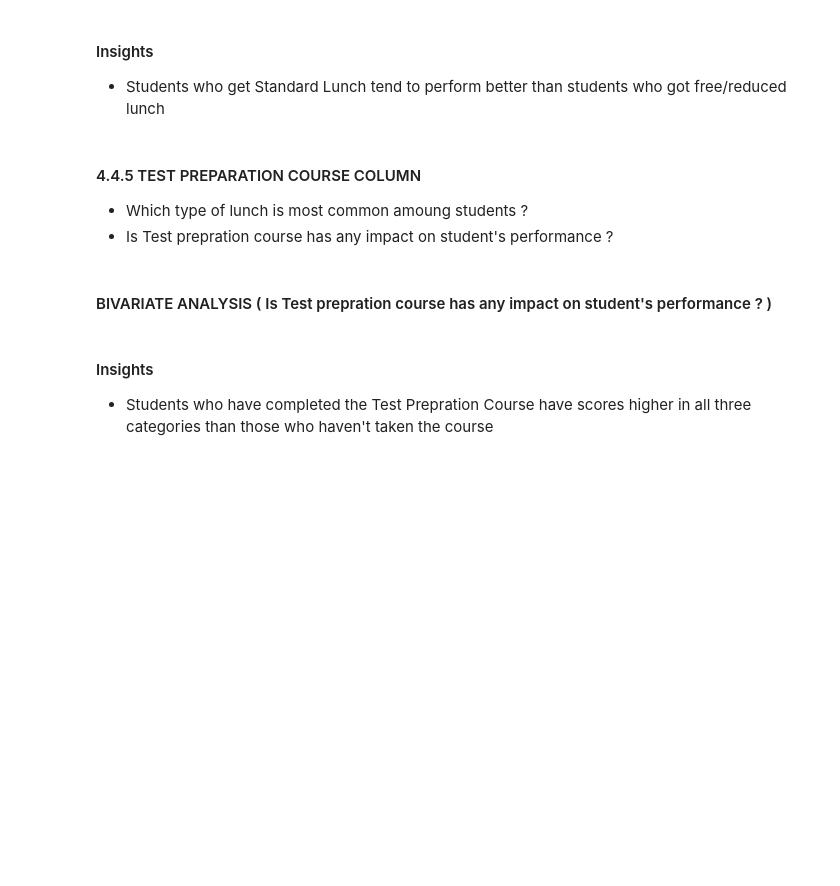
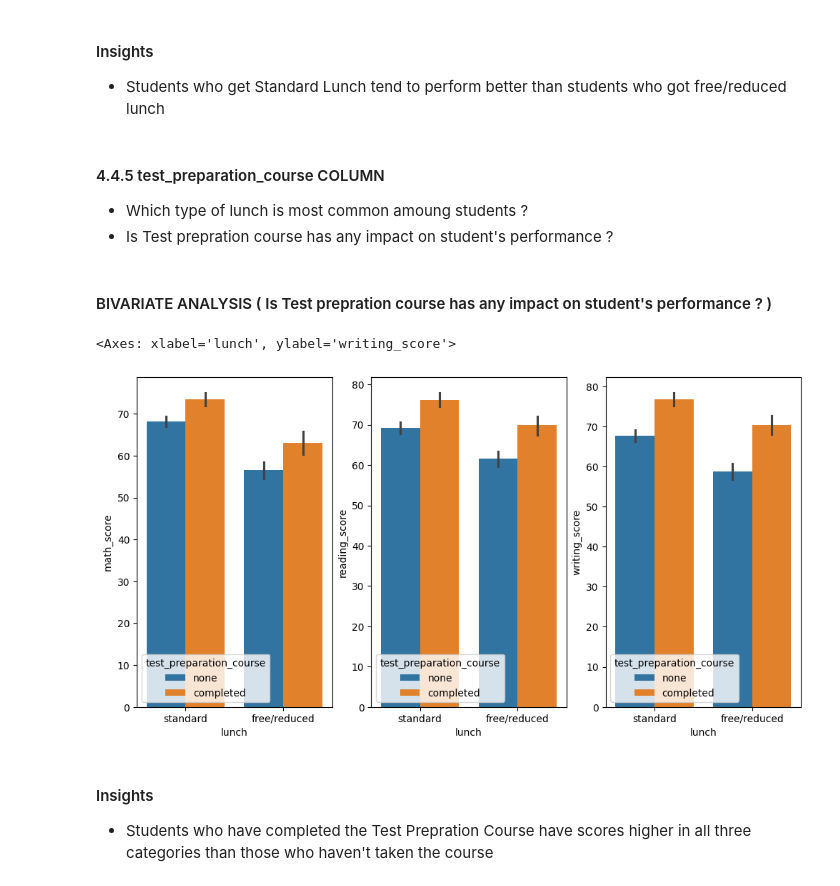
Before and after one commit to Shivam9701/ml-e2e-project, a Jupyter notebook: notebooks/data_EDA.ipynb, the cells around one changed output. Drawn from its saved outputs; the diff is of its cells as text; code cells hidden in the pictures; blank space fills up the shorter version.

```diff
--- a/notebooks/data_EDA.ipynb
+++ b/notebooks/data_EDA.ipynb
@@ -642,7 +648,7 @@ for container in ax[1].containers:
 
 - Students who get Standard Lunch tend to perform better than students who got free/reduced lunch
 # %% [markdown]
-#### 4.4.5 TEST PREPARATION COURSE COLUMN
+#### 4.4.5 test_preparation_course COLUMN
 
 - Which type of lunch is most common amoung students ?
 - Is Test prepration course has any impact on student's performance ?
@@ -650,12 +656,15 @@ for container in ax[1].containers:
 #### BIVARIATE ANALYSIS ( Is Test prepration course has any impact on student's performance ? )
 # %%
 plt.figure(figsize=(12, 6))
-plt.subplot(2, 2, 1)
-sns.barplot(x=df["lunch"], y=df["math score"], hue=df["test preparation course"])
-plt.subplot(2, 2, 2)
-sns.barplot(x=df["lunch"], y=df["reading score"], hue=df["test preparation course"])
-plt.subplot(2, 2, 3)
-sns.barplot(x=df["lunch"], y=df["writing score"], hue=df["test preparation course"])
+plt.subplot(1, 3, 1)
+sns.barplot(x=df["lunch"], y=df["math_score"], hue=df["test_preparation_course"])
+plt.subplot(1, 3, 2)
+sns.barplot(x=df["lunch"], y=df["reading_score"], hue=df["test_preparation_course"])
+plt.subplot(1, 3, 3)
+sns.barplot(x=df["lunch"], y=df["writing_score"], hue=df["test_preparation_course"])
+# %% [output]
+<Axes: xlabel='lunch', ylabel='writing_score'>
+[figure, added]
 # %% [markdown]
 #### Insights
 
```
Also changed, not shown: parts of 14 cells of this notebook, 1 other file.
